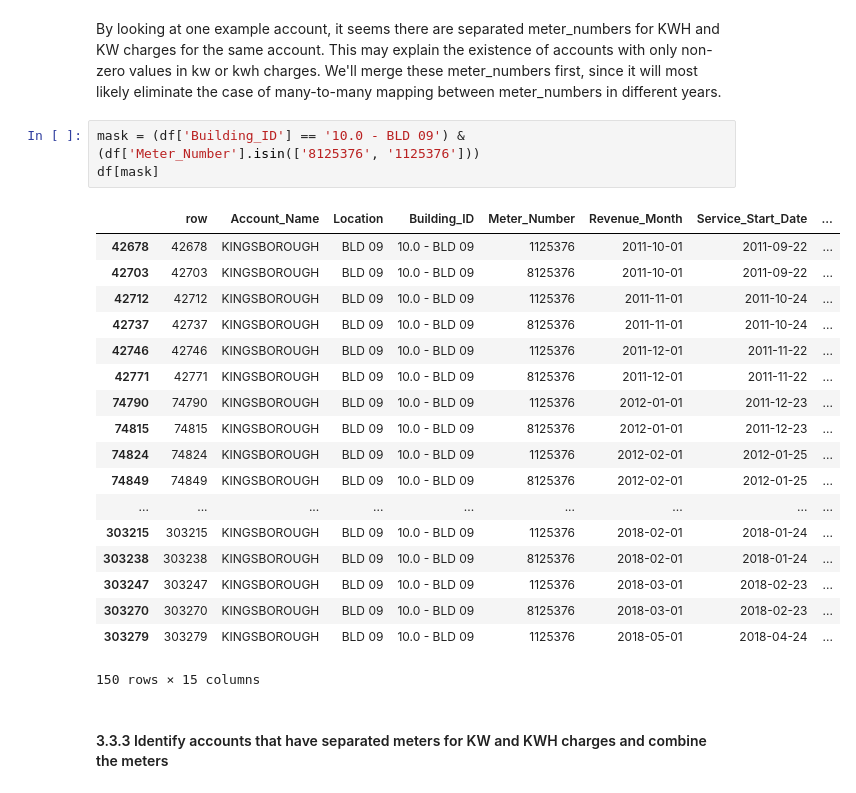
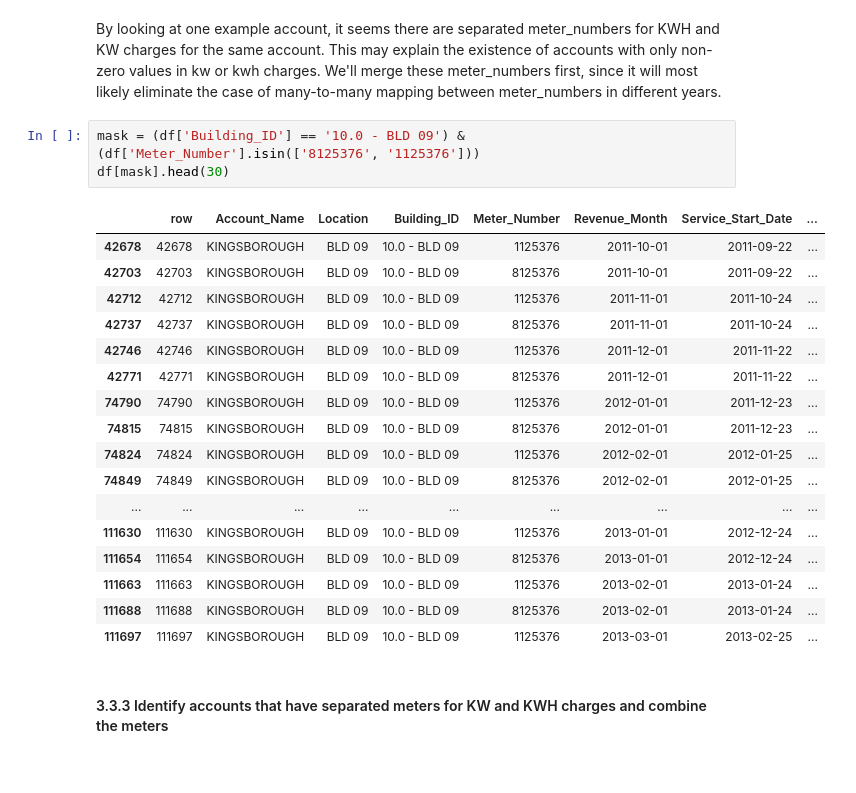
Before and after one commit to jasonfeiwang/Anomaly-Detectors, a Jupyter notebook: src/EDA-NYCHA-Electricity-Data_Cleaning.ipynb, the cells around one changed output. Cells and saved outputs as stored; diff of their text form.

```diff
--- a/src/EDA-NYCHA-Electricity-Data_Cleaning.ipynb
+++ b/src/EDA-NYCHA-Electricity-Data_Cleaning.ipynb
@@ -763,26 +763,25 @@ a.head(10)
 By looking at one example account, it seems there are separated meter_numbers for KWH and KW charges for the same account. This may explain the existence of accounts with only non-zero values in kw or kwh charges. We'll merge these meter_numbers first, since it will most likely eliminate the case of many-to-many mapping between meter_numbers in different years.
 # %%
 mask = (df['Building_ID'] == '10.0 - BLD 09') & (df['Meter_Number'].isin(['8125376', '1125376']))
-df[mask]
+df[mask].head(30)
 # %% [output]
 |  | row | Account_Name | Location | Building_ID | Meter_Number | Revenue_Month | Service_Start_Date | ... |
 | 42678 | 42678 | KINGSBOROUGH | BLD 09 | 10.0 - BLD 09 | 1125376 | 2011-10-01 | 2011-09-22 | ... |
 | 42703 | 42703 | KINGSBOROUGH | BLD 09 | 10.0 - BLD 09 | 8125376 | 2011-10-01 | 2011-09-22 | ... |
 | 42712 | 42712 | KINGSBOROUGH | BLD 09 | 10.0 - BLD 09 | 1125376 | 2011-11-01 | 2011-10-24 | ... |
 | 42737 | 42737 | KINGSBOROUGH | BLD 09 | 10.0 - BLD 09 | 8125376 | 2011-11-01 | 2011-10-24 | ... |
 | 42746 | 42746 | KINGSBOROUGH | BLD 09 | 10.0 - BLD 09 | 1125376 | 2011-12-01 | 2011-11-22 | ... |
 | 42771 | 42771 | KINGSBOROUGH | BLD 09 | 10.0 - BLD 09 | 8125376 | 2011-12-01 | 2011-11-22 | ... |
 | 74790 | 74790 | KINGSBOROUGH | BLD 09 | 10.0 - BLD 09 | 1125376 | 2012-01-01 | 2011-12-23 | ... |
 | 74815 | 74815 | KINGSBOROUGH | BLD 09 | 10.0 - BLD 09 | 8125376 | 2012-01-01 | 2011-12-23 | ... |
 | 74824 | 74824 | KINGSBOROUGH | BLD 09 | 10.0 - BLD 09 | 1125376 | 2012-02-01 | 2012-01-25 | ... |
 | 74849 | 74849 | KINGSBOROUGH | BLD 09 | 10.0 - BLD 09 | 8125376 | 2012-02-01 | 2012-01-25 | ... |
 | ... | ... | ... | ... | ... | ... | ... | ... | ... |
-| 303215 | 303215 | KINGSBOROUGH | BLD 09 | 10.0 - BLD 09 | 1125376 | 2018-02-01 | 2018-01-24 | ... |
-| 303238 | 303238 | KINGSBOROUGH | BLD 09 | 10.0 - BLD 09 | 8125376 | 2018-02-01 | 2018-01-24 | ... |
-| 303247 | 303247 | KINGSBOROUGH | BLD 09 | 10.0 - BLD 09 | 1125376 | 2018-03-01 | 2018-02-23 | ... |
-| 303270 | 303270 | KINGSBOROUGH | BLD 09 | 10.0 - BLD 09 | 8125376 | 2018-03-01 | 2018-02-23 | ... |
-| 303279 | 303279 | KINGSBOROUGH | BLD 09 | 10.0 - BLD 09 | 1125376 | 2018-05-01 | 2018-04-24 | ... |
+| 111630 | 111630 | KINGSBOROUGH | BLD 09 | 10.0 - BLD 09 | 1125376 | 2013-01-01 | 2012-12-24 | ... |
+| 111654 | 111654 | KINGSBOROUGH | BLD 09 | 10.0 - BLD 09 | 8125376 | 2013-01-01 | 2012-12-24 | ... |
+| 111663 | 111663 | KINGSBOROUGH | BLD 09 | 10.0 - BLD 09 | 1125376 | 2013-02-01 | 2013-01-24 | ... |
+| 111688 | 111688 | KINGSBOROUGH | BLD 09 | 10.0 - BLD 09 | 8125376 | 2013-02-01 | 2013-01-24 | ... |
+| 111697 | 111697 | KINGSBOROUGH | BLD 09 | 10.0 - BLD 09 | 1125376 | 2013-03-01 | 2013-02-25 | ... |
-150 rows × 15 columns
 # %% [markdown]
 #### 3.3.3 Identify accounts that have separated meters for KW and KWH charges and combine the meters
 # %% [markdown]
```
Also changed, not shown: parts of 35 cells of this notebook, 6 other files.
